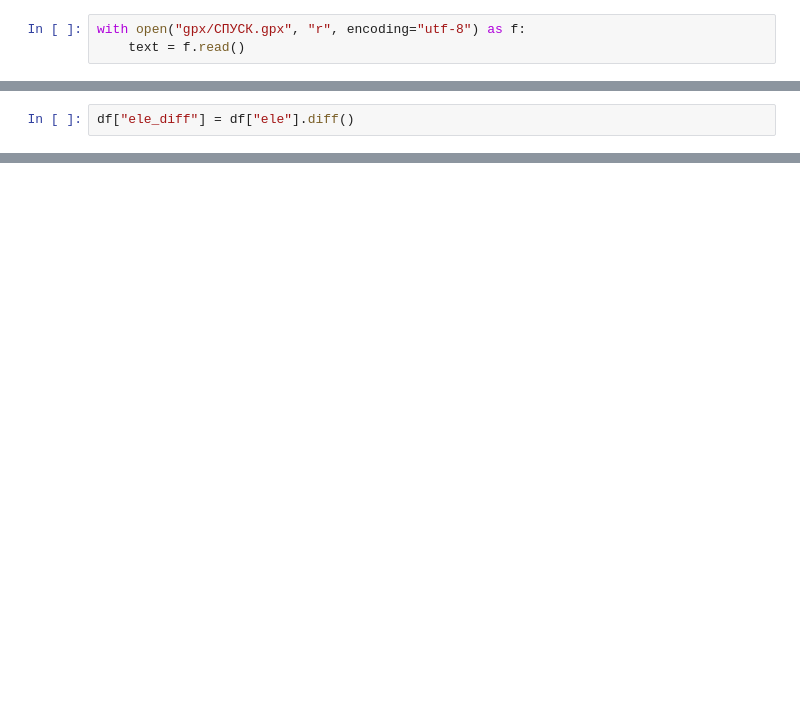
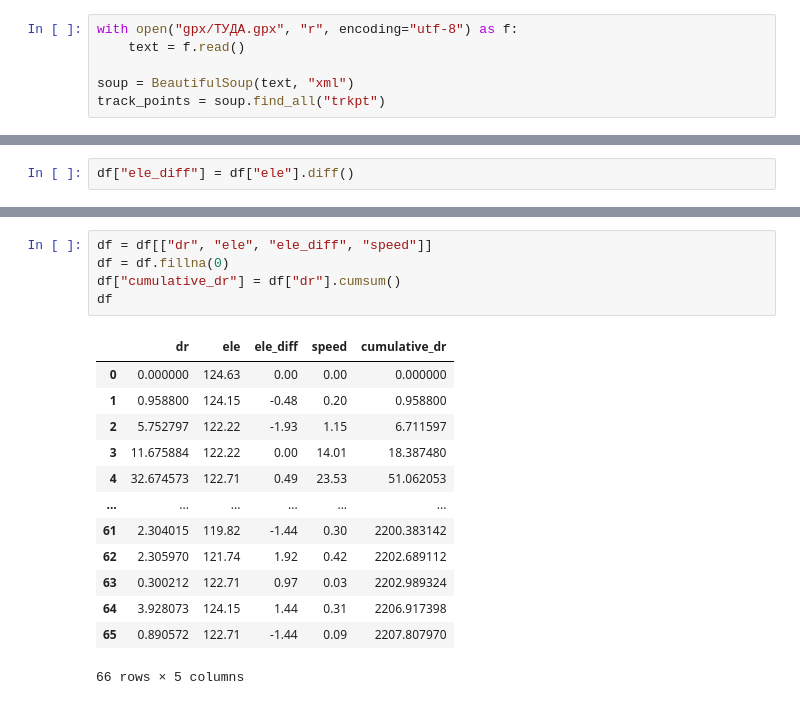
Before and after one commit to user280428/garmin, a Jupyter notebook: notebook.ipynb, the cells around one changed output, grey strips where cells are left out. Saved outputs shown, nothing was run; the diff lists cells and outputs as text; blank space fills up the shorter version.

```diff
--- a/notebook.ipynb
+++ b/notebook.ipynb
@@ -13,3 +13,6 @@ ___
 # %%
-with open("gpx/СПУСК.gpx", "r", encoding="utf-8") as f:
+with open("gpx/ТУДА.gpx", "r", encoding="utf-8") as f:
     text = f.read()
+
+soup = BeautifulSoup(text, "xml")
+track_points = soup.find_all("trkpt")
@@ -229,0 +171,19 @@ ___
+# %%
+df = df[["dr", "ele", "ele_diff", "speed"]]
+df = df.fillna(0)
+df["cumulative_dr"] = df["dr"].cumsum()
+df
+# %% [output]
+|  | dr | ele | ele_diff | speed | cumulative_dr |
+| 0 | 0.000000 | 124.63 | 0.00 | 0.00 | 0.000000 |
+| 1 | 0.958800 | 124.15 | -0.48 | 0.20 | 0.958800 |
+| 2 | 5.752797 | 122.22 | -1.93 | 1.15 | 6.711597 |
+| 3 | 11.675884 | 122.22 | 0.00 | 14.01 | 18.387480 |
+| 4 | 32.674573 | 122.71 | 0.49 | 23.53 | 51.062053 |
+| ... | ... | ... | ... | ... | ... |
+| 61 | 2.304015 | 119.82 | -1.44 | 0.30 | 2200.383142 |
+| 62 | 2.305970 | 121.74 | 1.92 | 0.42 | 2202.689112 |
+| 63 | 0.300212 | 122.71 | 0.97 | 0.03 | 2202.989324 |
+| 64 | 3.928073 | 124.15 | 1.44 | 0.31 | 2206.917398 |
+| 65 | 0.890572 | 122.71 | -1.44 | 0.09 | 2207.807970 |
+66 rows × 5 columns
```
Also changed, not shown: parts of 61 cells of this notebook, 4 other files.
